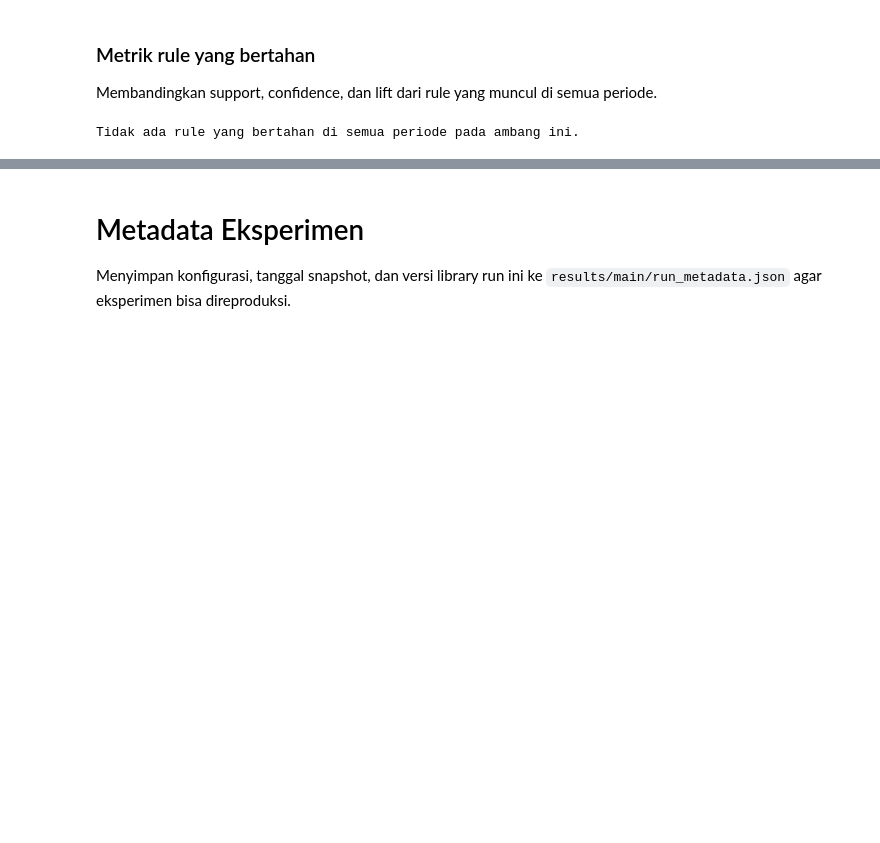
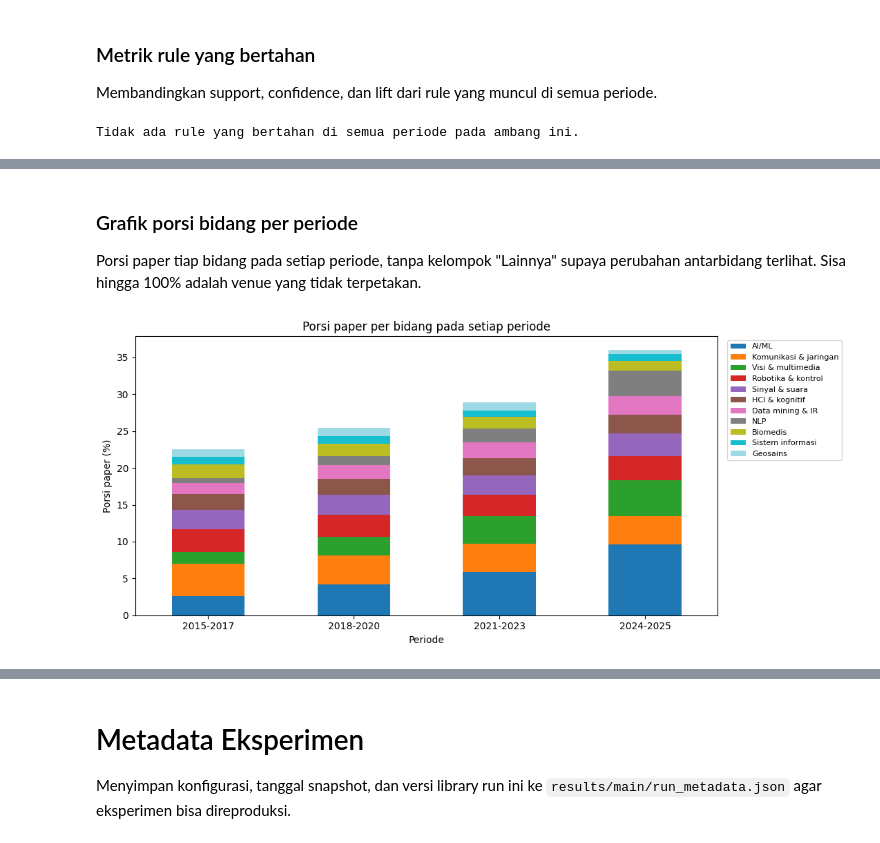
Before and after one commit to suryasuharna23/dblp-conference-mining-team-7, a Jupyter notebook: notebooks/main.ipynb, the cells around one changed output, grey strips where cells are left out. Drawn from its saved outputs; the diff is of its cells as text; code cells hidden in the pictures; blank space fills up the shorter version.

```diff
--- a/notebooks/main.ipynb
+++ b/notebooks/main.ipynb
@@ -81,6 +79,8 @@ YEAR_MIN, YEAR_MAX = 2015, 2025
 SUPPORTS = [0.001, 0.005, 0.01, 0.02]
 MIN_CONFIDENCE = 0.50
 TEMPORAL_SUPPORT = 0.005
+TEMPORAL_SUPPORT_LOW = 0.0005
+TEMPORAL_CONFIDENCE_LOW = 0.30
 RUNTIME_REPEATS = 3
 VENUE_ALIASES = {"NIPS": "NeurIPS"}
 
@@ -88,6 +88,7 @@ print("Periode:", YEAR_MIN, "-", YEAR_MAX)
 print("Minimum support:", SUPPORTS)
 print("Minimum confidence:", MIN_CONFIDENCE)
 print("Minimum support temporal:", TEMPORAL_SUPPORT)
+print("Eksperimen tambahan temporal, support dan confidence:", TEMPORAL_SUPPORT_LOW, TEMPORAL_CONFIDENCE_LOW)
 print("Pengulangan pengukuran waktu:", RUNTIME_REPEATS)
 # %% [output]
 Periode: 2015 - 2025
@@ -1755,0 +2280,15 @@ Yang berubah antarperiode adalah venue tunggal yang frequent dan satu-satunya ku
+# %% [markdown]
+### Grafik porsi bidang per periode
+Porsi paper tiap bidang pada setiap periode, tanpa kelompok "Lainnya" supaya perubahan antarbidang terlihat. Sisa hingga 100% adalah venue yang tidak terpetakan.
+# %%
+plot_share = share_by_field.drop(columns="Lainnya", errors="ignore")
+plot_share = plot_share[plot_share.sum().sort_values(ascending=False).index]
+fig, ax = plt.subplots(figsize=(11, 5))
+plot_share.plot.bar(stacked=True, ax=ax, rot=0, colormap="tab20")
+ax.set(title="Porsi paper per bidang pada setiap periode", xlabel="Periode", ylabel="Porsi paper (%)")
+ax.legend(bbox_to_anchor=(1.01, 1), loc="upper left", fontsize=8)
+plt.tight_layout()
+fig.savefig(RESULTS / "temporal_field_share.png", dpi=150)
+plt.show()
+# %% [output]
+[figure, added]
```
Also changed, not shown: parts of 50 cells of this notebook, 23 other files.
